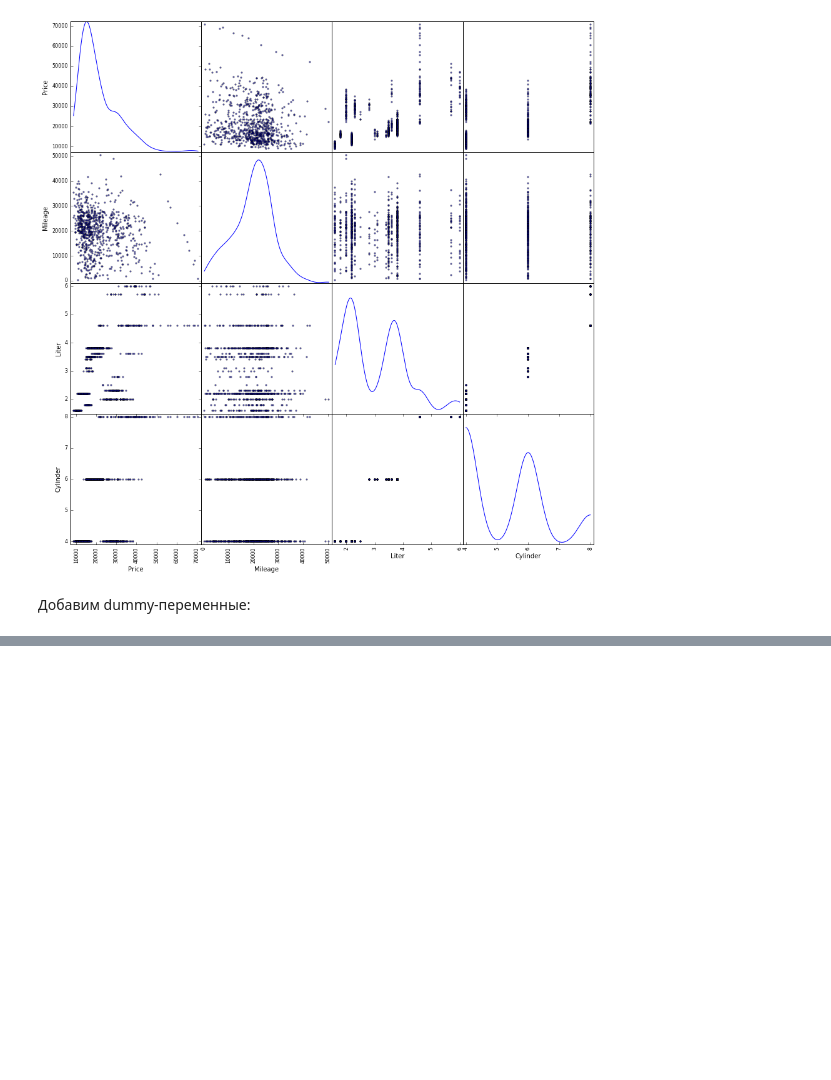
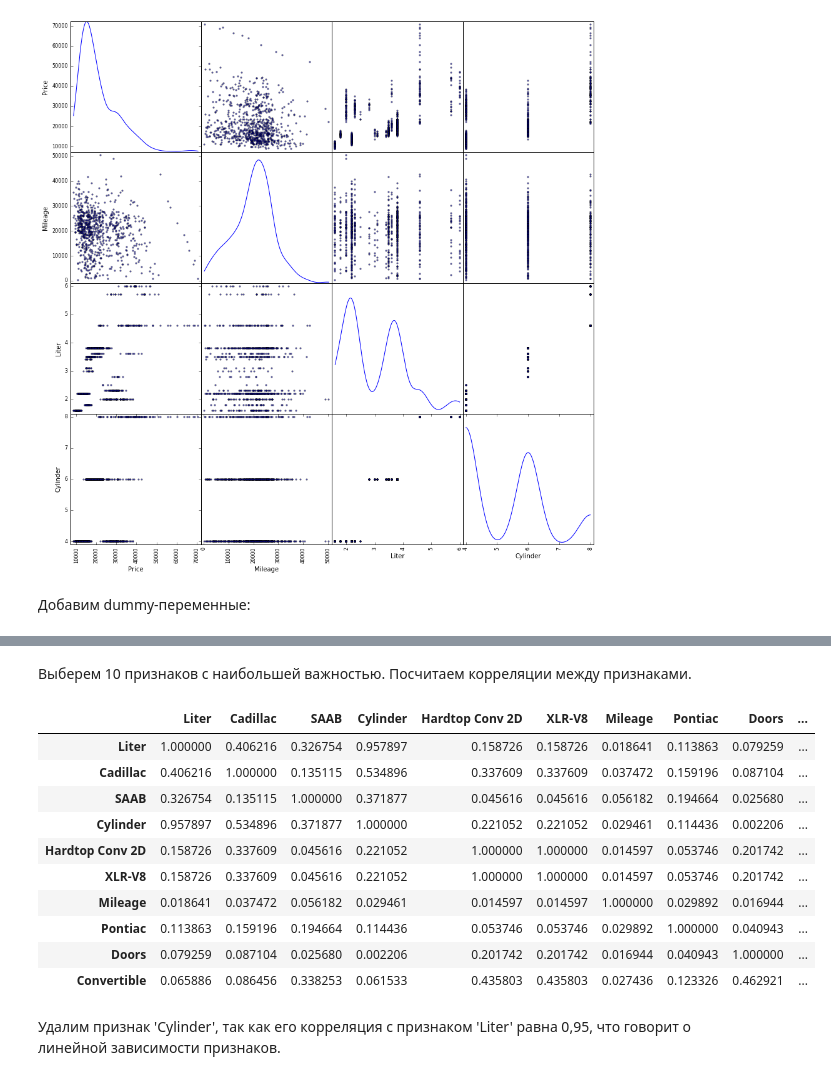
Before and after one commit to Andreidorokhov/Project_Dorokhov, a Jupyter notebook: project_Dorokhov.ipynb, the cells around one changed output, grey strips where cells are left out. Saved outputs shown, nothing was run; the diff lists cells and outputs as text; code cells hidden in the pictures; blank space fills up the shorter version.

```diff
--- a/project_Dorokhov.ipynb
+++ b/project_Dorokhov.ipynb
@@ -158,0 +155,20 @@ cor.sort_values(by='Price',ascending =0)
+# %% [markdown]
+Выберем  10 признаков с наибольшей важностью. Посчитаем корреляции между признаками.
+# %%
+cor=abs(pd.DataFrame(df1[['Liter','Cadillac','SAAB',
+            'Cylinder','Hardtop Conv 2D','XLR-V8','Mileage','Pontiac','Doors','Convertible']].corr()))
+cor
+# %% [output]
+|  | Liter | Cadillac | SAAB | Cylinder | Hardtop Conv 2D | XLR-V8 | Mileage | Pontiac | Doors | ... |
+| Liter | 1.000000 | 0.406216 | 0.326754 | 0.957897 | 0.158726 | 0.158726 | 0.018641 | 0.113863 | 0.079259 | ... |
+| Cadillac | 0.406216 | 1.000000 | 0.135115 | 0.534896 | 0.337609 | 0.337609 | 0.037472 | 0.159196 | 0.087104 | ... |
+| SAAB | 0.326754 | 0.135115 | 1.000000 | 0.371877 | 0.045616 | 0.045616 | 0.056182 | 0.194664 | 0.025680 | ... |
+| Cylinder | 0.957897 | 0.534896 | 0.371877 | 1.000000 | 0.221052 | 0.221052 | 0.029461 | 0.114436 | 0.002206 | ... |
+| Hardtop Conv 2D | 0.158726 | 0.337609 | 0.045616 | 0.221052 | 1.000000 | 1.000000 | 0.014597 | 0.053746 | 0.201742 | ... |
+| XLR-V8 | 0.158726 | 0.337609 | 0.045616 | 0.221052 | 1.000000 | 1.000000 | 0.014597 | 0.053746 | 0.201742 | ... |
+| Mileage | 0.018641 | 0.037472 | 0.056182 | 0.029461 | 0.014597 | 0.014597 | 1.000000 | 0.029892 | 0.016944 | ... |
+| Pontiac | 0.113863 | 0.159196 | 0.194664 | 0.114436 | 0.053746 | 0.053746 | 0.029892 | 1.000000 | 0.040943 | ... |
+| Doors | 0.079259 | 0.087104 | 0.025680 | 0.002206 | 0.201742 | 0.201742 | 0.016944 | 0.040943 | 1.000000 | ... |
+| Convertible | 0.065886 | 0.086456 | 0.338253 | 0.061533 | 0.435803 | 0.435803 | 0.027436 | 0.123326 | 0.462921 | ... |
+# %% [markdown]
+Удалим признак 'Cylinder', так как его корреляция с признаком 'Liter' равна 0,95, что говорит о линейной зависимости признаков.
```
Also changed, not shown: parts of 31 cells of this notebook.
